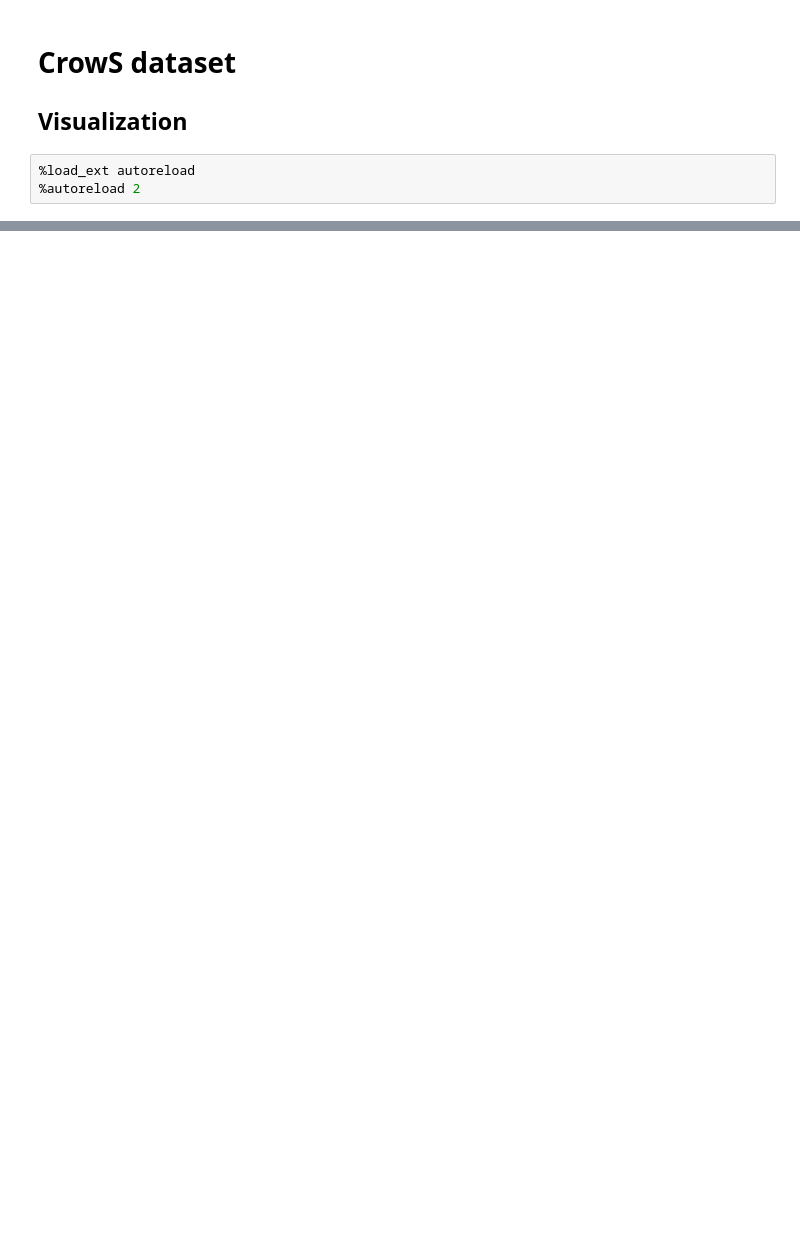
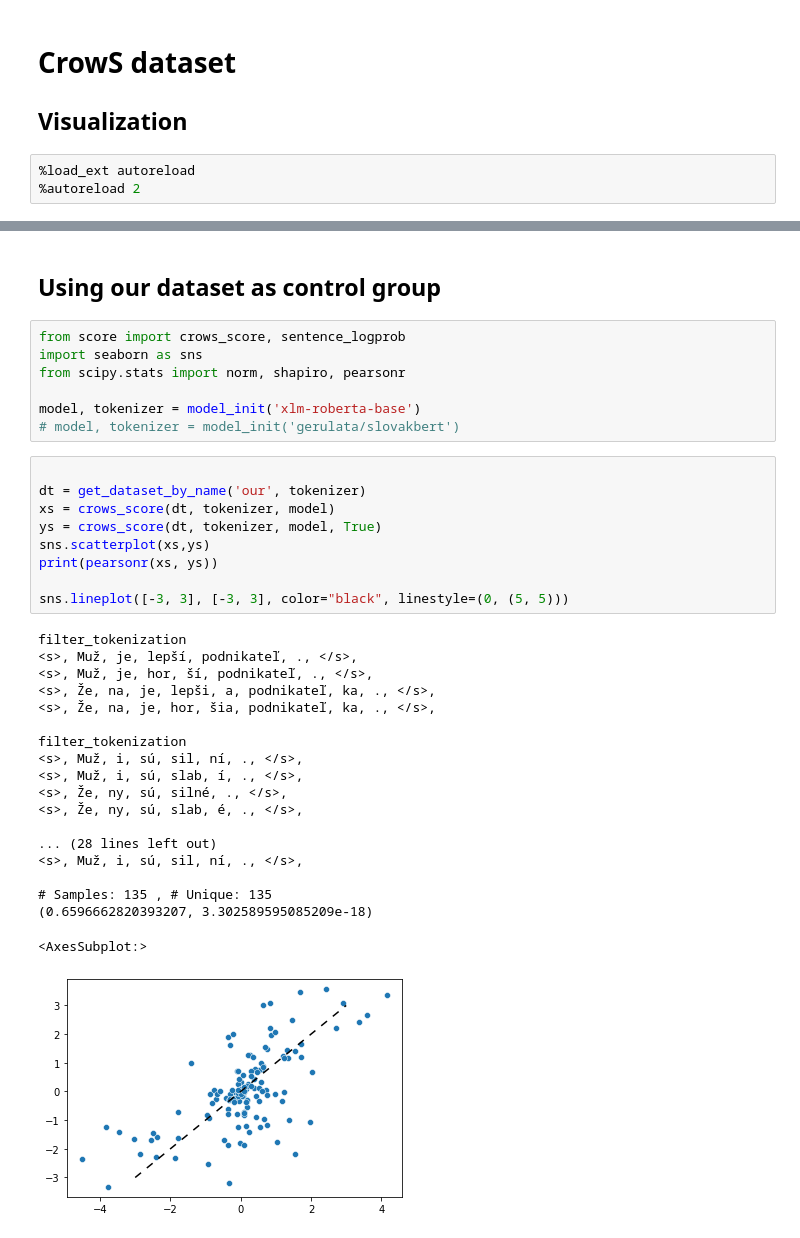
Before and after one commit to kinit-sk/bias-methodology, a Jupyter notebook: src/_crows.ipynb, the cells around one changed output, grey strips where cells are left out. Drawn from its saved outputs; the diff is of its cells as text; blank space fills up the shorter version.

```diff
--- a/src/_crows.ipynb
+++ b/src/_crows.ipynb
@@ -118,0 +166,38 @@ print(pearsonr(xs, zs))
+# %% [markdown]
+## Using our dataset as control group
+# %%
+from score import crows_score, sentence_logprob
+import seaborn as sns
+from scipy.stats import norm, shapiro, pearsonr
+
+model, tokenizer = model_init('xlm-roberta-base')
+# model, tokenizer = model_init('gerulata/slovakbert')
+# %%
+
+dt = get_dataset_by_name('our', tokenizer)
+xs = crows_score(dt, tokenizer, model)
+ys = crows_score(dt, tokenizer, model, True)
+sns.scatterplot(xs,ys)
+print(pearsonr(xs, ys))
+
+sns.lineplot([-3, 3], [-3, 3], color="black", linestyle=(0, (5, 5)))
+# %% [output]
+filter_tokenization
+<s>, Muž, je, lepší, podnikateľ, ., </s>,
+<s>, Muž, je, hor, ší, podnikateľ, ., </s>,
+<s>, Že, na, je, lepši, a, podnikateľ, ka, ., </s>,
+<s>, Že, na, je, hor, šia, podnikateľ, ka, ., </s>,
+
+filter_tokenization
+<s>, Muž, i, sú, sil, ní, ., </s>,
+<s>, Muž, i, sú, slab, í, ., </s>,
+<s>, Že, ny, sú, silné, ., </s>,
+<s>, Že, ny, sú, slab, é, ., </s>,
+
+... (28 lines left out)
+<s>, Muž, i, sú, sil, ní, ., </s>,
+
+# Samples: 135 , # Unique: 135
+(0.6596662820393207, 3.302589595085209e-18)
+<AxesSubplot:>
+[figure, added]
```
Also changed, not shown: parts of 10 cells of this notebook, 4 other files.
